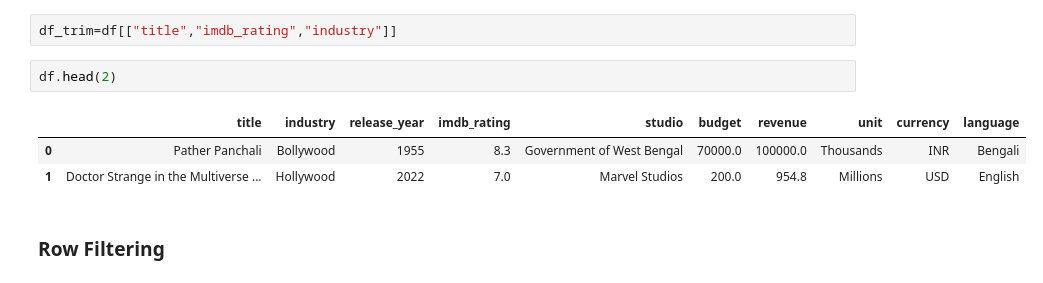
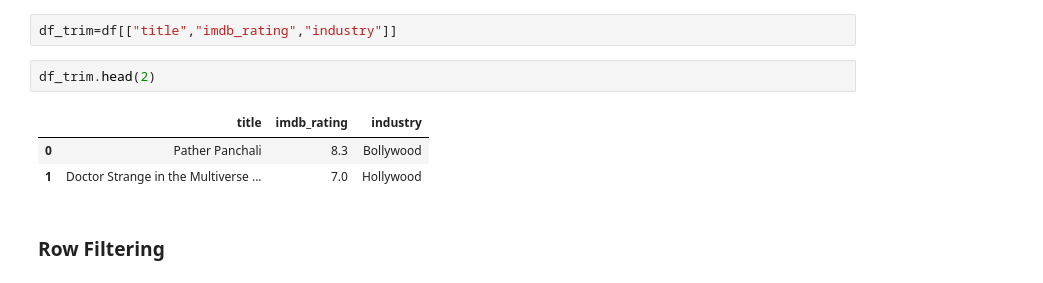
Before and after one commit to ThirumaleshV/AIE, a Jupyter notebook: cb_pandas.ipynb, the cells around one changed output. Drawn from its saved outputs; the diff is of its cells as text.

```diff
--- a/cb_pandas.ipynb
+++ b/cb_pandas.ipynb
@@ -279,11 +279,11 @@ Name: count, dtype: int64
 # %%
 df_trim=df[["title","imdb_rating","industry"]]
 # %%
-df.head(2)
+df_trim.head(2)
 # %% [output]
-|  | title | industry | release_year | imdb_rating | studio | budget | revenue | unit | currency | language |
-| 0 | Pather Panchali | Bollywood | 1955 | 8.3 | Government of West Bengal | 70000.0 | 100000.0 | Thousands | INR | Bengali |
-| 1 | Doctor Strange in the Multiverse ... | Hollywood | 2022 | 7.0 | Marvel Studios | 200.0 | 954.8 | Millions | USD | English |
+|  | title | imdb_rating | industry |
+| 0 | Pather Panchali | 8.3 | Bollywood |
+| 1 | Doctor Strange in the Multiverse ... | 7.0 | Hollywood |
 # %% [markdown]
 ### Row Filtering
 # %% [markdown]
```
Also changed, not shown: parts of 2 cells of this notebook.
